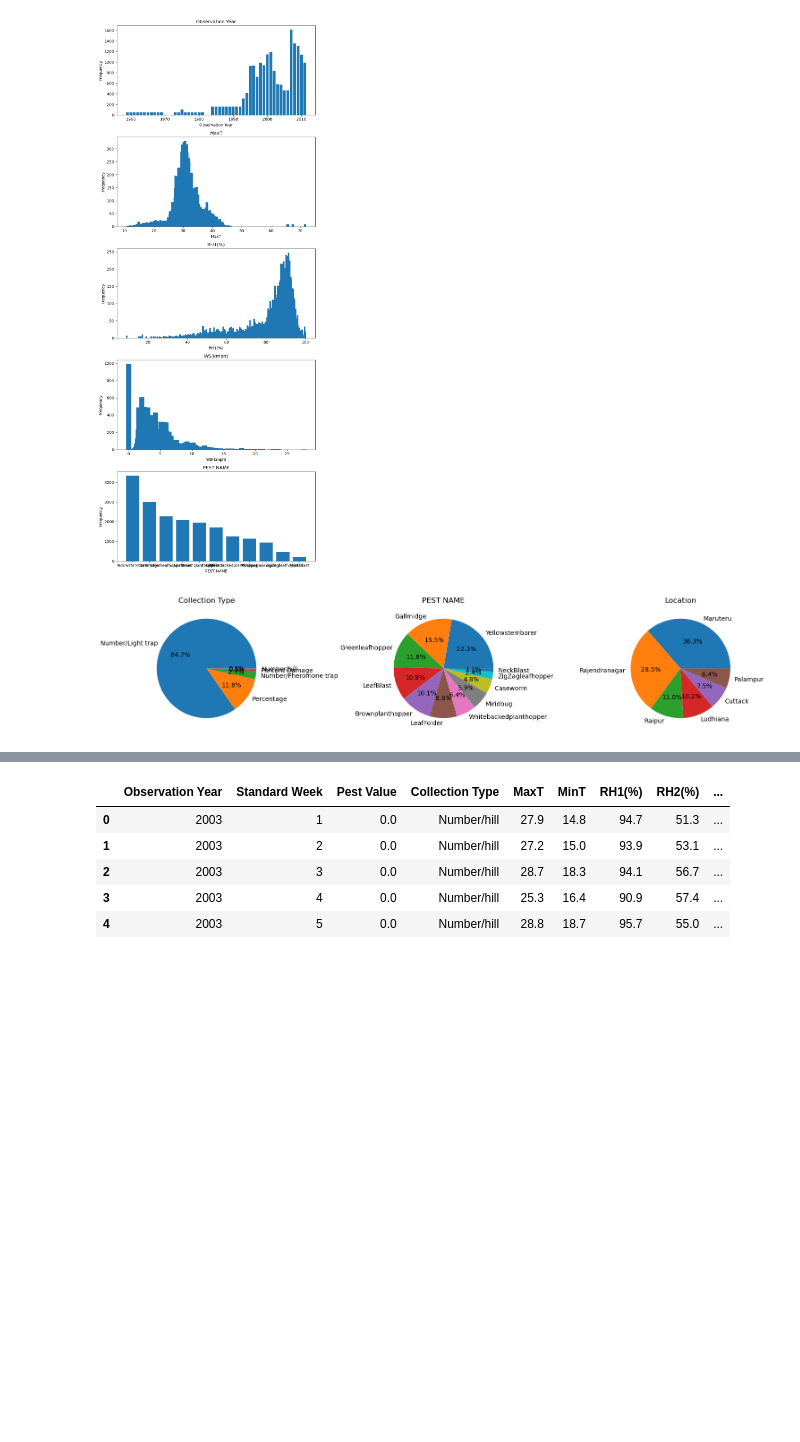
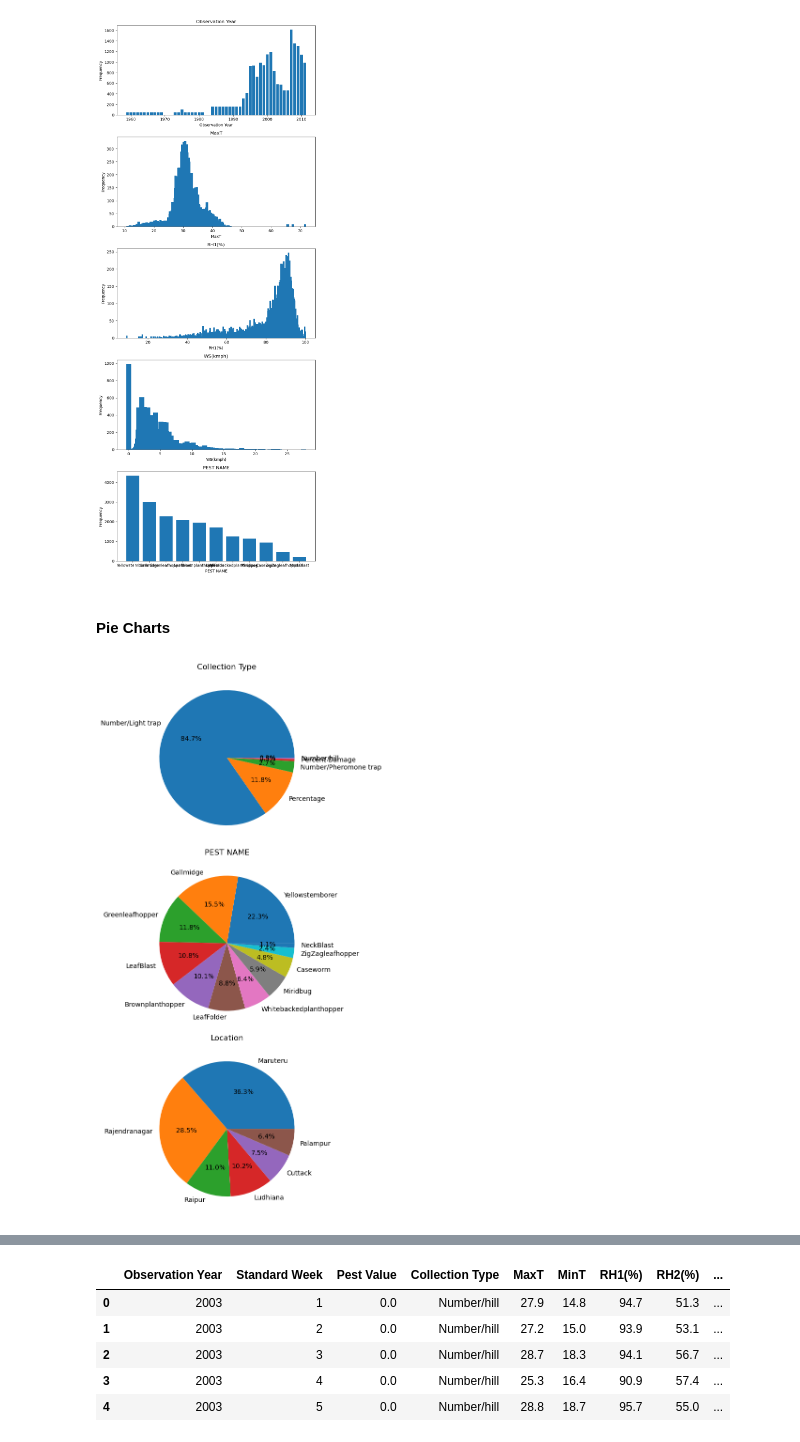
Before and after one commit to HXCLogic/Predictive-Modelling-for-Pest-Outbreak-Using-Machine-Learning-Techniques, a Jupyter notebook: Rice - Pest and Diseases/Rice.ipynb, the cells around one changed output, grey strips where cells are left out. Drawn from its saved outputs; the diff is of its cells as text; code cells hidden in the pictures; blank space fills up the shorter version.

```diff
--- a/Rice - Pest and Diseases/Rice.ipynb
+++ b/Rice - Pest and Diseases/Rice.ipynb
@@ -306,27 +319,33 @@ plt.tight_layout()
 plt.show()
 # %% [output]
 [figure]
+# %% [markdown]
+#### Pie Charts
 # %%
 # Select the columns for pie charts
 columns = ['Collection Type', 'PEST NAME', 'Location']
 
-# Create subplots for pie charts
-fig, axs = plt.subplots(1, len(columns), figsize=(15, 5))
+# Create subplots for pie charts (stacked vertically)
+fig, axs = plt.subplots(len(columns), 1, figsize=(8, 4*len(columns)))
+
+# Ensure axs is iterable for single subplot case
+if len(columns) == 1:
+    axs = [axs]
 
 # Create pie charts for each column
 for i, column in enumerate(columns):
     # Count the frequency of each unique value in the column
     value_counts = data[column].value_counts()
 
     # Plotting the pie chart
     axs[i].pie(value_counts, labels=value_counts.index, autopct='%1.1f%%')
     axs[i].set_title(column)
 
 # Adjust the spacing between subplots
 plt.tight_layout()
 
 # Display the plots
 plt.show()
 # %% [output]
-[figure, old version]
+[figure, new version]
 # %% [markdown]
```
Also changed, not shown: parts of 10 cells of this notebook.
